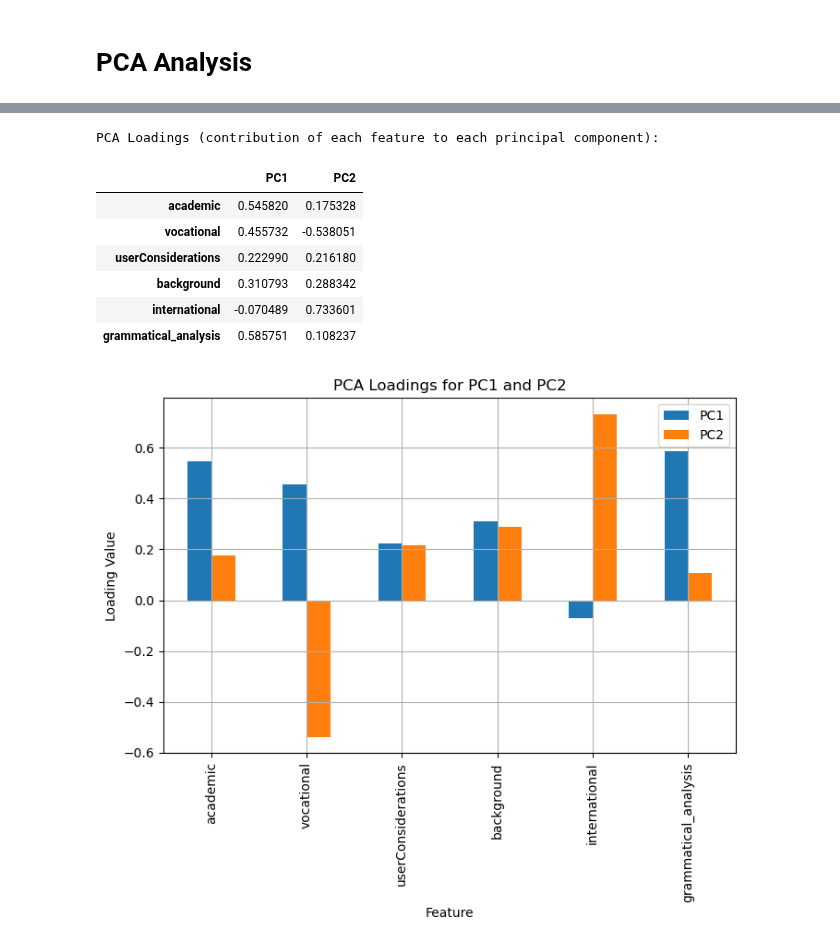
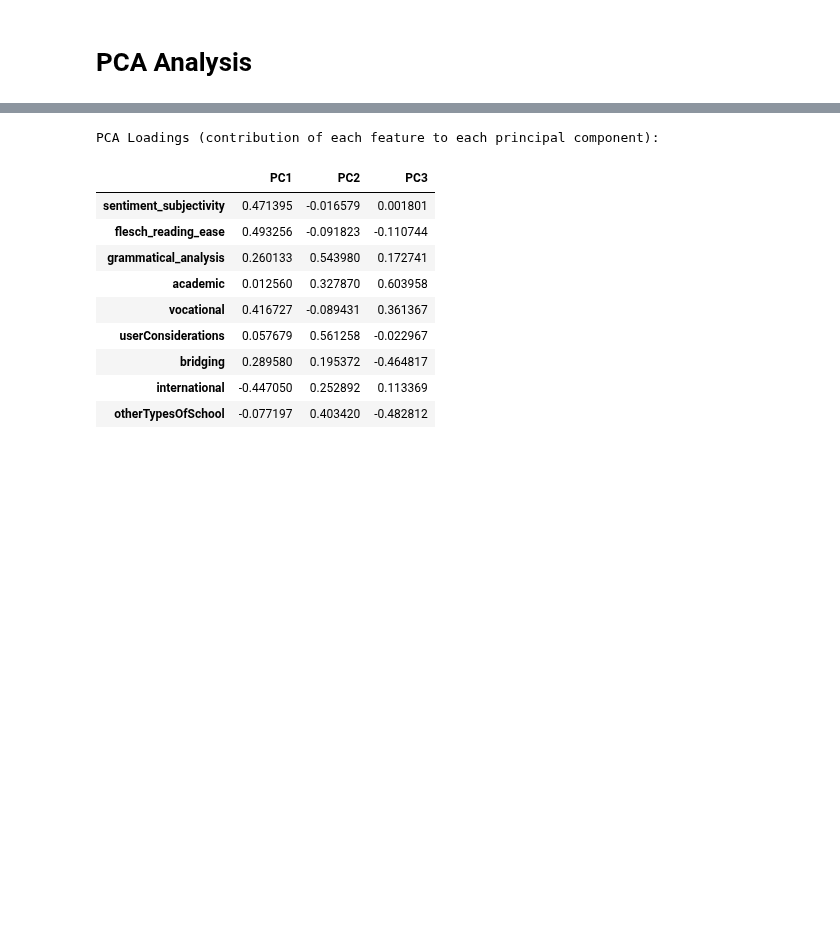
Before and after one commit to NK221088/ProjectInStatisticalEvaluationOfAI, a Jupyter notebook: pca-analysis-project/notebooks/pca_analysis.ipynb, the cells around one changed output, grey strips where cells are left out. Drawn from its saved outputs; the diff is of its cells as text; code cells hidden in the pictures; blank space fills up the shorter version.

```diff
--- a/pca-analysis-project/notebooks/pca_analysis.ipynb
+++ b/pca-analysis-project/notebooks/pca_analysis.ipynb
@@ -46,6 +50,6 @@ df.head()
 # %%
 # Select only the features of interest
-features = ['academic', 'vocational', 'userConsiderations', 'background','international','grammatical_analysis']
+features = ['sentiment_subjectivity', 'flesch_reading_ease', 'grammatical_analysis','academic', 'vocational','userConsiderations','bridging','international','otherTypesOfSchool']
 x = df[features].values
 x = StandardScaler().fit_transform(x)
 
@@ -56,6 +60,3 @@ principal_components = pca.fit_transform(x)
 # Create a DataFrame with the principal components
 principal_df = pd.DataFrame(data=principal_components, columns=['Principal Component 1', 'Principal Component 2'])
 final_df = pd.concat([principal_df, df[['country']]], axis=1)
-
-# Display the principal components DataFrame
-final_df.head()
@@ -129,27 +135,21 @@ Explained variance of PC5: 0.0957
 # %%
-# Show PCA loadings for the first two principal components
-loadings = pd.DataFrame(
-    pca.components_.T,
-    columns=['PC1', 'PC2'],
+# Show PCA loadings for the first three principal components
+loadings_3 = pd.DataFrame(
+    pca_3.components_.T,
+    columns=['PC1', 'PC2', 'PC3'],
     index=features
 )
 print("PCA Loadings (contribution of each feature to each principal component):")
-display(loadings)
-
-# Bar plot of loadings for PC1 and PC2
-loadings.plot(kind='bar', figsize=(8, 5))
-plt.title('PCA Loadings for PC1 and PC2')
-plt.ylabel('Loading Value')
-plt.xlabel('Feature')
-plt.grid()
-plt.show()
+display(loadings_3)
 # %% [output]
 PCA Loadings (contribution of each feature to each principal component):
-|  | PC1 | PC2 |
-| academic | 0.545820 | 0.175328 |
-| vocational | 0.455732 | -0.538051 |
-| userConsiderations | 0.222990 | 0.216180 |
-| background | 0.310793 | 0.288342 |
-| international | -0.070489 | 0.733601 |
-| grammatical_analysis | 0.585751 | 0.108237 |
+|  | PC1 | PC2 | PC3 |
+| sentiment_subjectivity | 0.471395 | -0.016579 | 0.001801 |
+| flesch_reading_ease | 0.493256 | -0.091823 | -0.110744 |
+| grammatical_analysis | 0.260133 | 0.543980 | 0.172741 |
+| academic | 0.012560 | 0.327870 | 0.603958 |
+| vocational | 0.416727 | -0.089431 | 0.361367 |
+| userConsiderations | 0.057679 | 0.561258 | -0.022967 |
+| bridging | 0.289580 | 0.195372 | -0.464817 |
+| international | -0.447050 | 0.252892 | 0.113369 |
+| otherTypesOfSchool | -0.077197 | 0.403420 | -0.482812 |
-[figure, removed]
```
Also changed, not shown: parts of 12 cells of this notebook.
